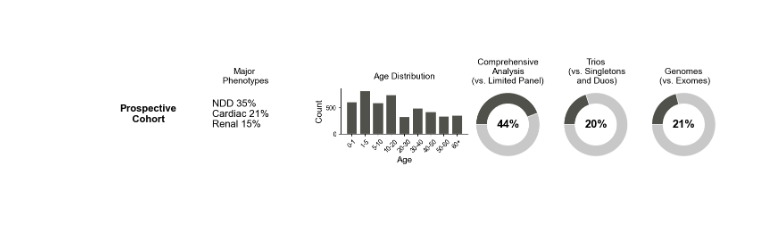
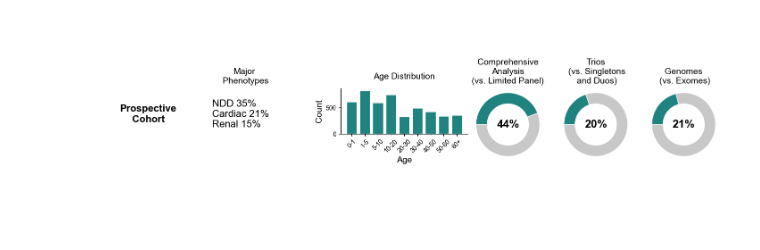
Before and after one commit to populationgenomics/talos_manuscript, a Jupyter notebook: Analyses/Jupyter_notebooks/Figure4_panel1.ipynb, the cells around one changed output. Drawn from its saved outputs; the diff is of its cells as text; code cells hidden in the pictures.

Commit message:
color changes Fig4

```diff
--- a/Analyses/Jupyter_notebooks/Figure4_panel1.ipynb
+++ b/Analyses/Jupyter_notebooks/Figure4_panel1.ipynb
@@ -14,7 +14,7 @@ age_data = pd.read_csv('../../Data/Fig4/Fig4_panel1_AG_VCGS_age_breakdown.csv',
 
 #main_color = '#016FB9' # Azul
 #main_color = '#353531' # Black Olive
-main_color = '#51514B' # Black Olive lighter variation
+main_color = '#218380' # Black Olive lighter variation
 
 # Manual Solves
 x1 = int(data['Total_solves'][0])
@@ -152,31 +152,31 @@ ax5.text(0, 0, text5, ha='center', **kwargs)
 
 # Seventh panel: Pie chart
 ax6 = fig.add_subplot(gs[0, 6])
 ax6.axis('equal')
 width = 0.35
 kwargs = dict(colors=col6, startangle=180)
 outside, _ = ax6.pie(sizes6, radius=1, pctdistance=1 - width / 2, labels=labels6, **kwargs)
 plt.setp(outside, width=width, edgecolor='white')
 kwargs = dict(size=18, fontweight='bold', va='center', fontname='Arial')
 ax6.text(0, 0, text6, ha='center', **kwargs)
 
 # Add titles
 # Why do these have this strange "y" value? See this github issue for more info:
 # https://github.com/matplotlib/matplotlib/issues/16805#issuecomment-600277360
 # Hopefully at some point an update will fix this
 
 ax0.set_title('', fontsize=14, fontname='Arial', pad=-30, y=1.000001)
 ax1.set_title('Major\n Phenotypes', fontsize=14, fontname='Arial', pad=-100, y=1.000001)
 # ax2.set_title('Year Recruited', fontsize=14, fontname='Arial', pad=15, y=1.000001)
 ax3.set_title('Age Distribution', fontsize=14, fontname='Arial', pad=15, y=1.000001)
 ax4.set_title('Comprehensive\nAnalysis\n(vs. Limited Panel)', fontsize=14, pad=-100, y=1.000001)
 ax5.set_title('Trios\n (vs. Singletons\n and Duos)', fontsize=14, fontname='Arial', pad=-100, y=1.000001)
 ax6.set_title('Genomes\n (vs. Exomes)', fontsize=14, fontname='Arial', pad=-100, y=1.000001)
 
 
 # Adjust layout
 plt.tight_layout()
 
 fig.savefig('../../Figures/Fig4/Fig4_panel1.png')
 # %% [output]
-[figure, old version]
+[figure, new version]
```
Also changed, not shown: 5 other files.
